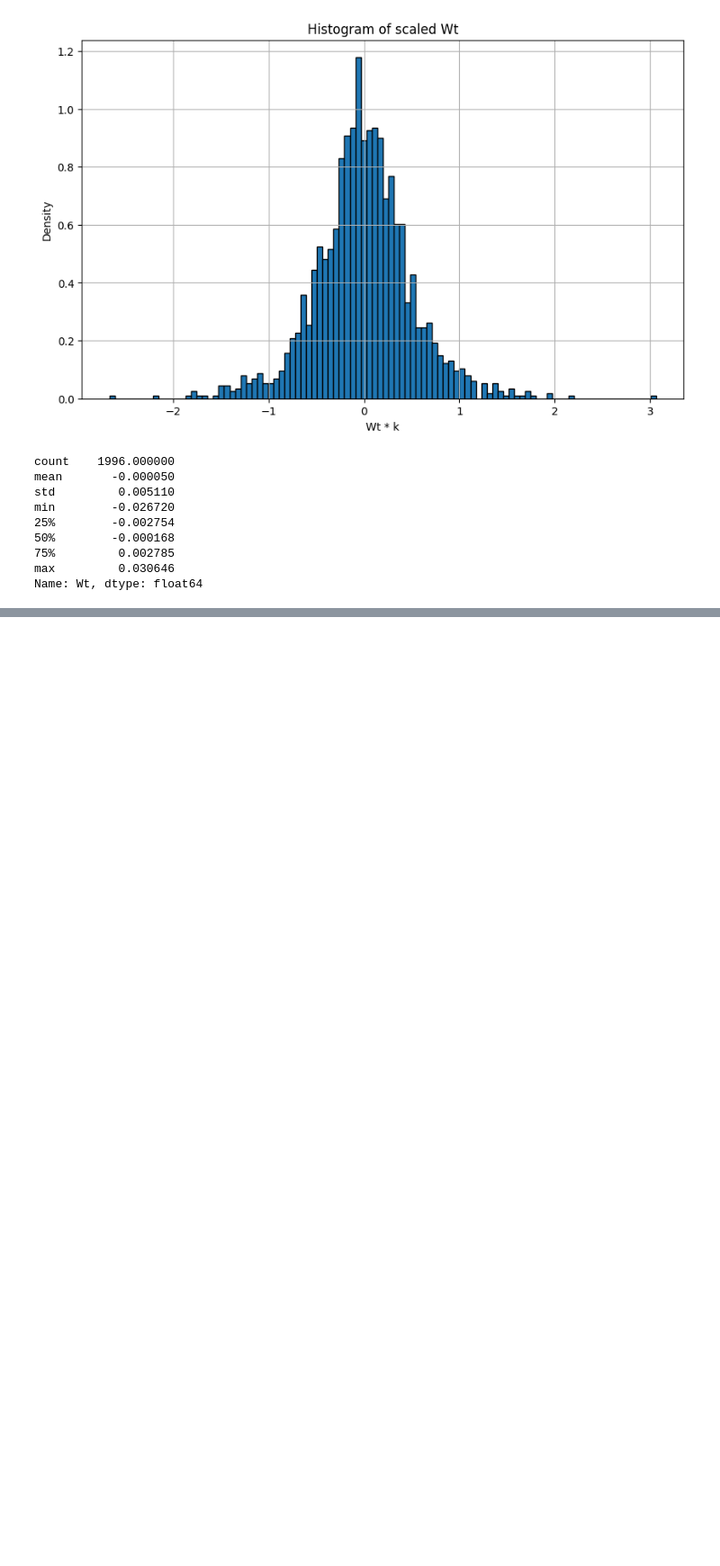
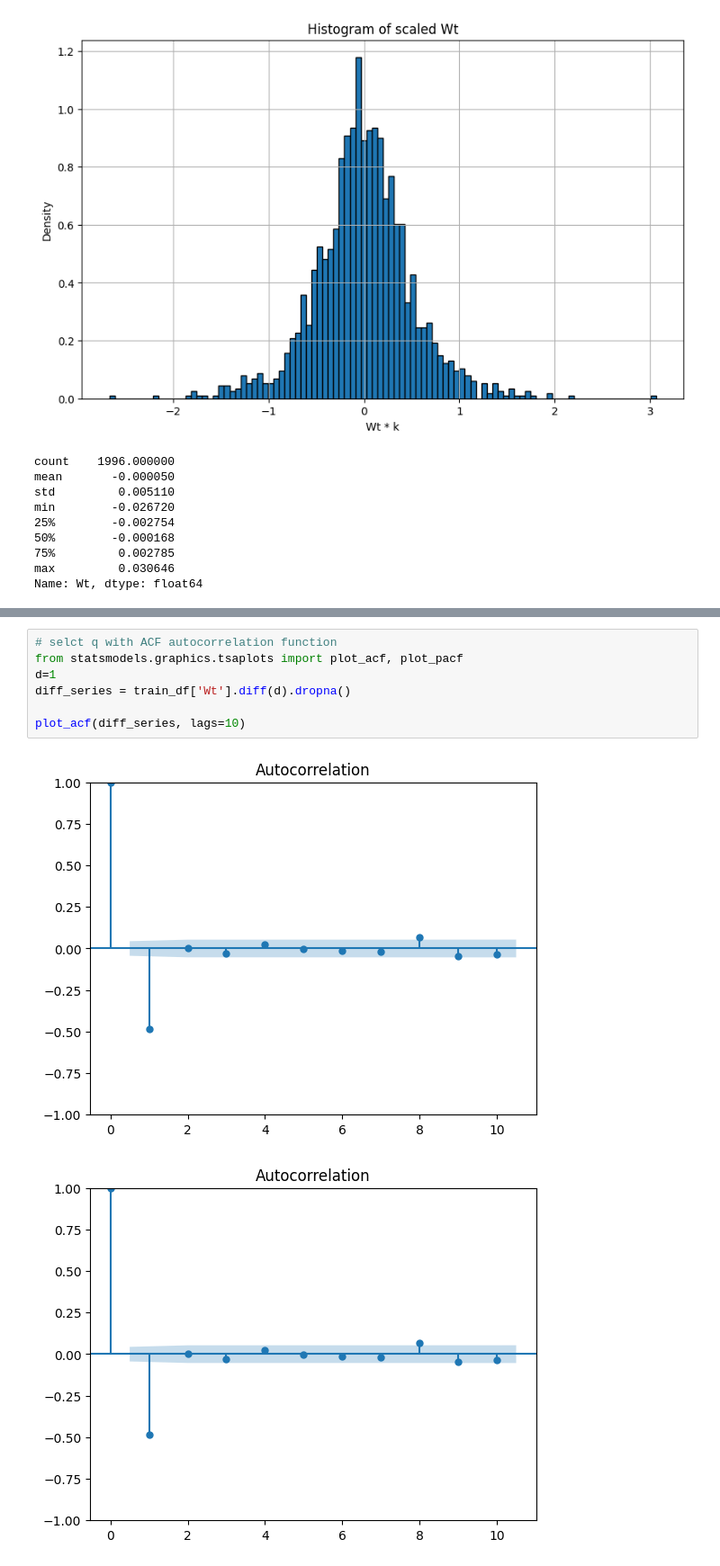
Before and after one commit to kenjihilasak/exchange-rate-forecasting, a Jupyter notebook: 3. modelling/modelling.ipynb, the cells around one changed output, grey strips where cells are left out. Shown at 90% size. Drawn from its saved outputs; the diff is of its cells as text; blank space fills up the shorter version.

```diff
--- a/3. modelling/modelling.ipynb
+++ b/3. modelling/modelling.ipynb
@@ -347,0 +167,10 @@ combined_df.to_csv('forecast_df_dexuseu.csv')
+# %%
+# selct q with ACF autocorrelation function
+from statsmodels.graphics.tsaplots import plot_acf, plot_pacf
+d=1
+diff_series = train_df['Wt'].diff(d).dropna()
+
+plot_acf(diff_series, lags=10)
+# %% [output]
+[figure, added]
+[figure, added]
```
Also changed, not shown: parts of 47 cells of this notebook, 6 other files.
